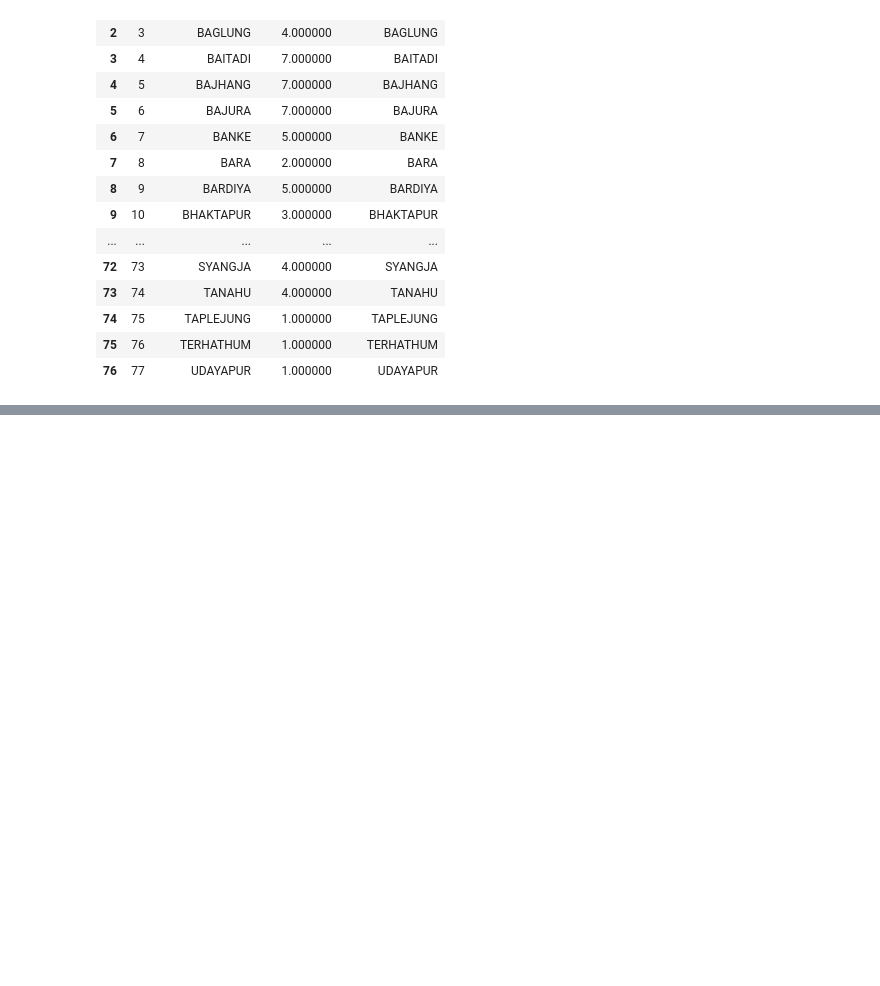
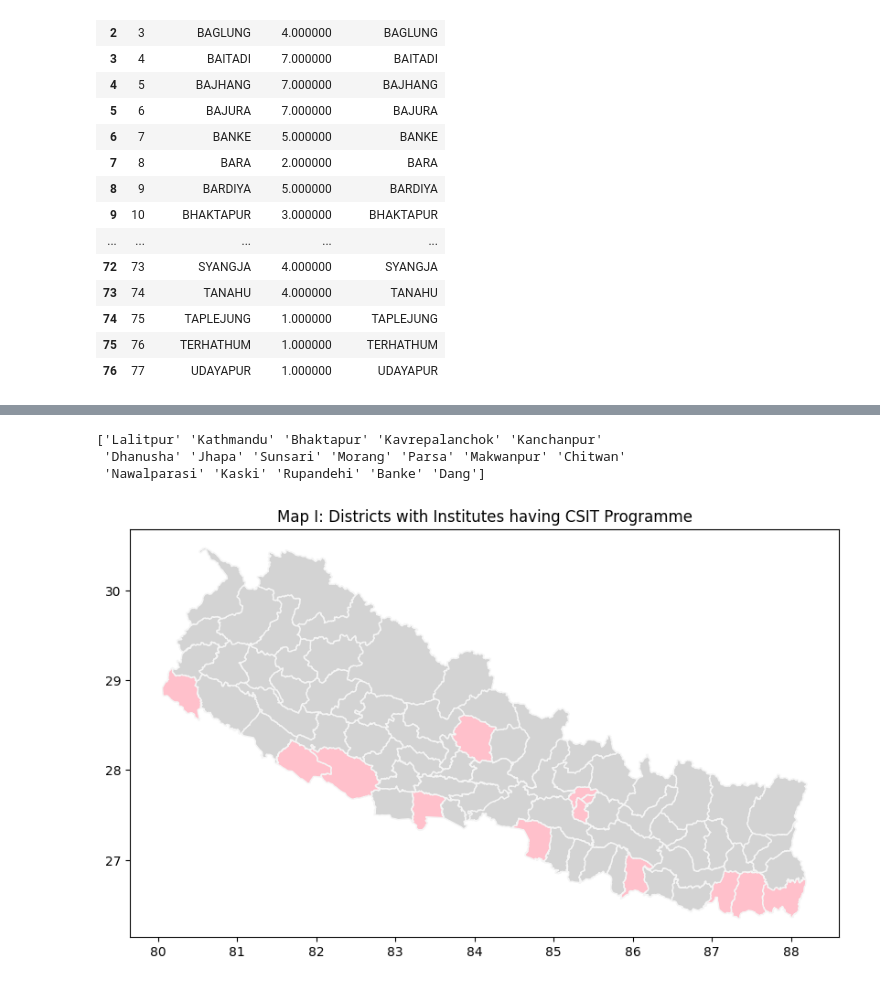
Before and after one commit to aveeyan/CSITAnalyticsNepal, a Jupyter notebook: visualize.ipynb, the cells around one changed output, grey strips where cells are left out. Drawn from its saved outputs; the diff is of its cells as text; code cells hidden in the pictures; blank space fills up the shorter version.

```diff
--- a/visualize.ipynb
+++ b/visualize.ipynb
@@ -47,0 +60,14 @@ No artists with labels found to put in legend.  Note that artists whose label st
+# %%
+# Coloring I: Display Districts with CSIT Programme
+districts_with_csit = csit_stats.districts_csit
+print(districts_with_csit)
+color_district(gdf,
+               districts_arr=districts_with_csit,
+               color="pink",
+               title="Map I: Districts with Institutes having CSIT Programme",
+               axis=True)
+# %% [output]
+['Lalitpur' 'Kathmandu' 'Bhaktapur' 'Kavrepalanchok' 'Kanchanpur'
+ 'Dhanusha' 'Jhapa' 'Sunsari' 'Morang' 'Parsa' 'Makwanpur' 'Chitwan'
+ 'Nawalparasi' 'Kaski' 'Rupandehi' 'Banke' 'Dang']
+[figure, added]
```
Also changed, not shown: parts of 3 cells of this notebook.
